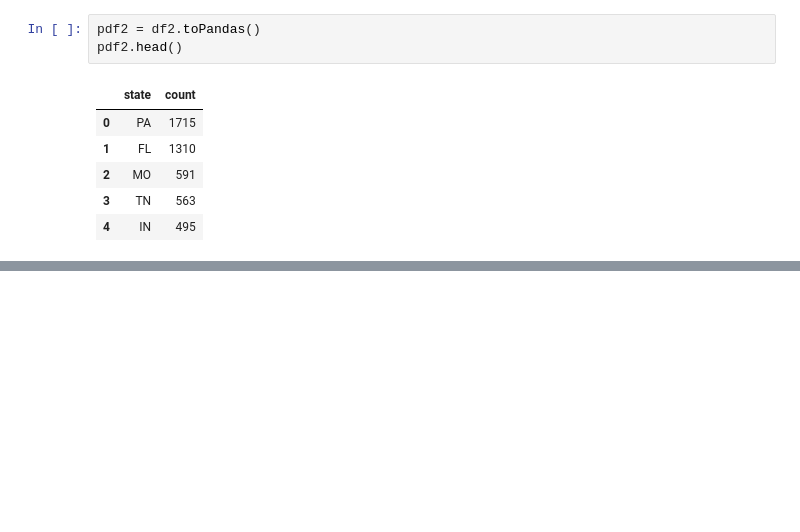
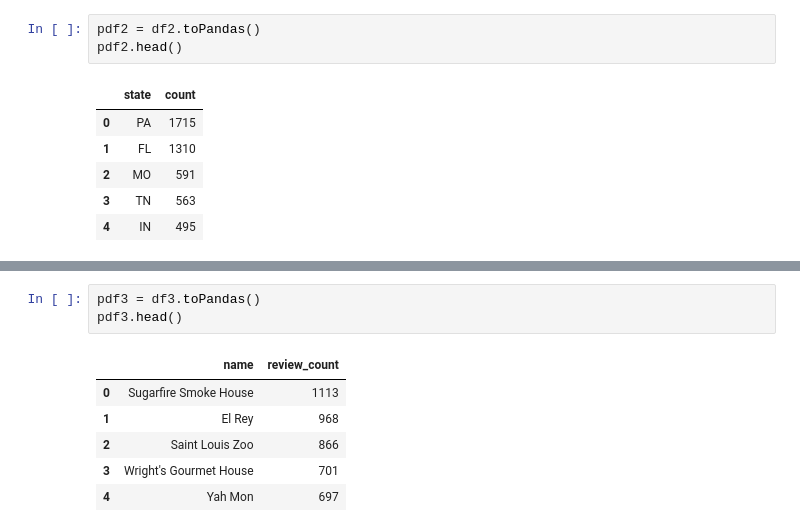
Before and after one commit to sdingx/bdp_summer23, a Jupyter notebook: EDA_Paula.ipynb, the cells around one changed output, grey strips where cells are left out. Cells and saved outputs as stored; diff of their text form; blank space fills up the shorter version.

```diff
--- a/EDA_Paula.ipynb
+++ b/EDA_Paula.ipynb
@@ -211,0 +271,10 @@ fig.show()
+# %%
+pdf3 = df3.toPandas()
+pdf3.head()
+# %% [output]
+|  | name | review_count |
+| 0 | Sugarfire Smoke House | 1113 |
+| 1 | El Rey | 968 |
+| 2 | Saint Louis Zoo | 866 |
+| 3 | Wright's Gourmet House | 701 |
+| 4 | Yah Mon | 697 |
```
Also changed, not shown: parts of 22 cells of this notebook.
